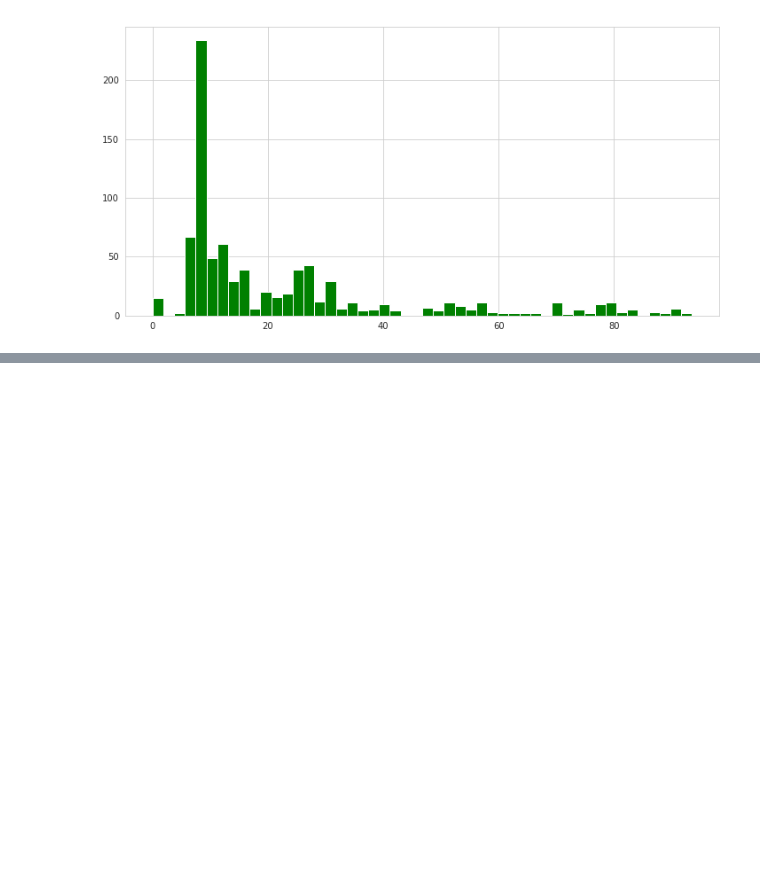
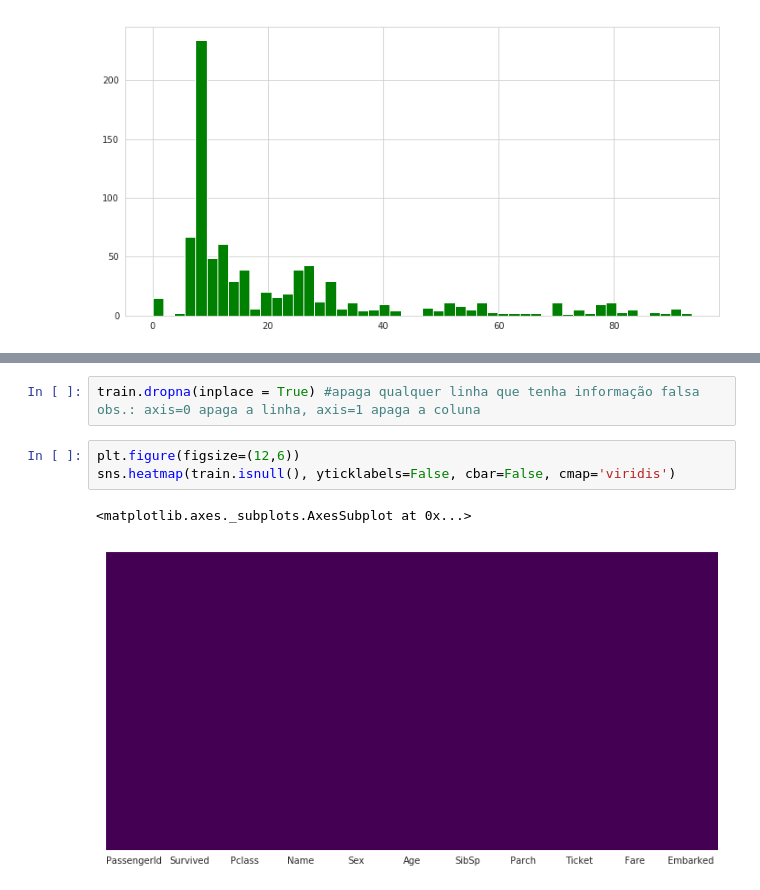
Before and after one commit to claesiacosta/machine_learning-algorithms, a Jupyter notebook: Logistic Regression/Rascunho - Regressão Logística.ipynb, the cells around one changed output, grey strips where cells are left out. Drawn from its saved outputs; the diff is of its cells as text; blank space fills up the shorter version.

```diff
--- a/Logistic Regression/Rascunho - Regressão Logística.ipynb
+++ b/Logistic Regression/Rascunho - Regressão Logística.ipynb
@@ -85,0 +148,8 @@ train[train['Fare']<100]['Fare'].hist(bins=50, color='green', figsize=(12,6))
+# %%
+train.dropna(inplace = True) #apaga qualquer linha que tenha informação falsa obs.: axis=0 apaga a linha, axis=1 apaga a coluna
+# %%
+plt.figure(figsize=(12,6))
+sns.heatmap(train.isnull(), yticklabels=False, cbar=False, cmap='viridis')
+# %% [output]
+<matplotlib.axes._subplots.AxesSubplot at 0x...>
+[figure, added]
```
Also changed, not shown: parts of 37 cells of this notebook, 2 other files.
